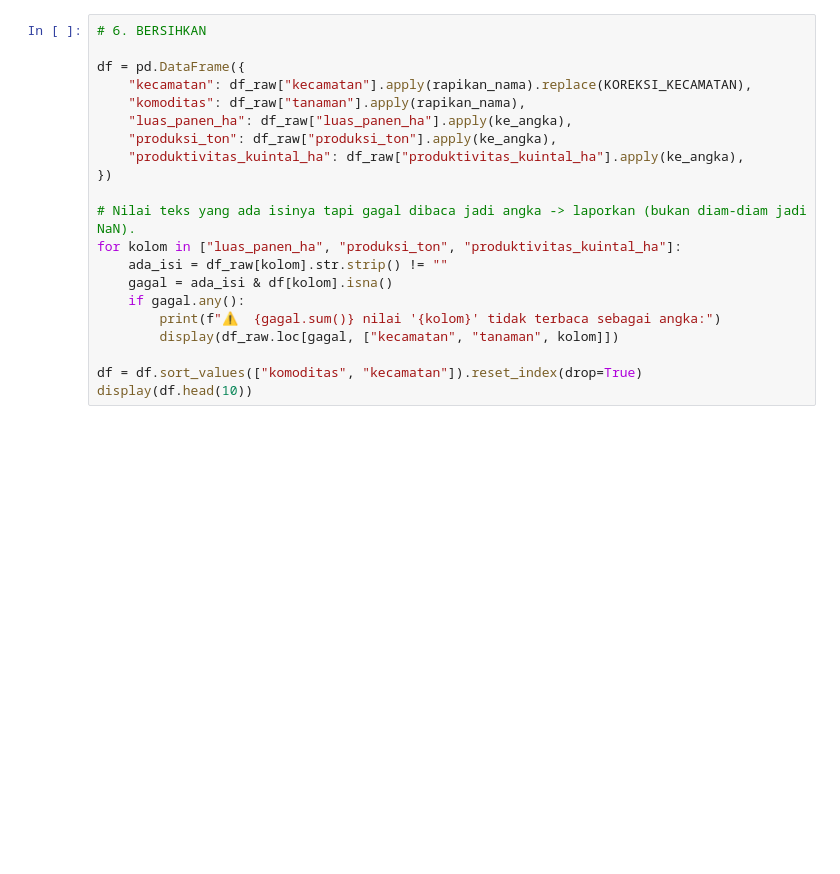
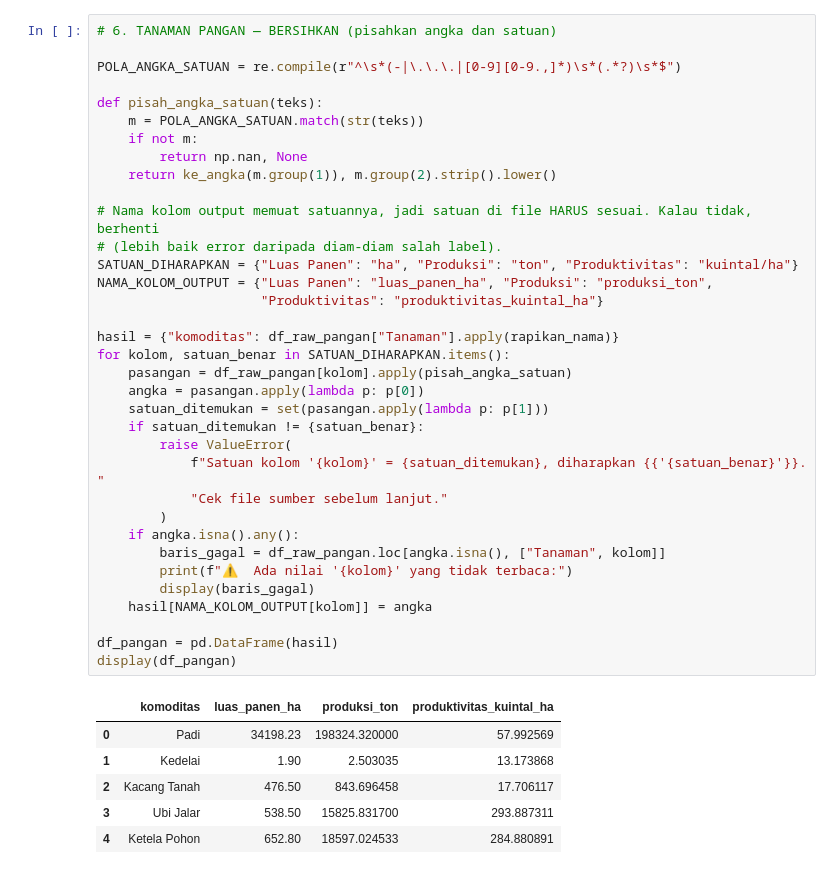
Before and after one commit to zarahrnw/AgriDash-0.1, a Jupyter notebook: notebooks/cleaning_tanaman_pangan.ipynb, the cells around one changed output. Saved outputs shown, nothing was run; the diff lists cells and outputs as text; blank space fills up the shorter version.

```diff
--- a/notebooks/cleaning_tanaman_pangan.ipynb
+++ b/notebooks/cleaning_tanaman_pangan.ipynb
@@ -144,22 +164,43 @@ display(df_raw.head())
 # %%
-# 6. BERSIHKAN
+# 6. TANAMAN PANGAN — BERSIHKAN (pisahkan angka dan satuan)
 
-df = pd.DataFrame({
-    "kecamatan": df_raw["kecamatan"].apply(rapikan_nama).replace(KOREKSI_KECAMATAN),
-    "komoditas": df_raw["tanaman"].apply(rapikan_nama),
-    "luas_panen_ha": df_raw["luas_panen_ha"].apply(ke_angka),
-    "produksi_ton": df_raw["produksi_ton"].apply(ke_angka),
-    "produktivitas_kuintal_ha": df_raw["produktivitas_kuintal_ha"].apply(ke_angka),
-})
+POLA_ANGKA_SATUAN = re.compile(r"^\s*(-|\.\.\.|[0-9][0-9.,]*)\s*(.*?)\s*$")
 
-# Nilai teks yang ada isinya tapi gagal dibaca jadi angka -> laporkan (bukan diam-diam jadi NaN).
-for kolom in ["luas_panen_ha", "produksi_ton", "produktivitas_kuintal_ha"]:
-    ada_isi = df_raw[kolom].str.strip() != ""
-    gagal = ada_isi & df[kolom].isna()
-    if gagal.any():
-        print(f"⚠️  {gagal.sum()} nilai '{kolom}' tidak terbaca sebagai angka:")
-        display(df_raw.loc[gagal, ["kecamatan", "tanaman", kolom]])
+def pisah_angka_satuan(teks):
+    m = POLA_ANGKA_SATUAN.match(str(teks))
+    if not m:
+        return np.nan, None
+    return ke_angka(m.group(1)), m.group(2).strip().lower()
 
-df = df.sort_values(["komoditas", "kecamatan"]).reset_index(drop=True)
-display(df.head(10))
+# Nama kolom output memuat satuannya, jadi satuan di file HARUS sesuai. Kalau tidak, berhenti
+# (lebih baik error daripada diam-diam salah label).
+SATUAN_DIHARAPKAN = {"Luas Panen": "ha", "Produksi": "ton", "Produktivitas": "kuintal/ha"}
+NAMA_KOLOM_OUTPUT = {"Luas Panen": "luas_panen_ha", "Produksi": "produksi_ton",
+                     "Produktivitas": "produktivitas_kuintal_ha"}
+
+hasil = {"komoditas": df_raw_pangan["Tanaman"].apply(rapikan_nama)}
+for kolom, satuan_benar in SATUAN_DIHARAPKAN.items():
+    pasangan = df_raw_pangan[kolom].apply(pisah_angka_satuan)
+    angka = pasangan.apply(lambda p: p[0])
+    satuan_ditemukan = set(pasangan.apply(lambda p: p[1]))
+    if satuan_ditemukan != {satuan_benar}:
+        raise ValueError(
+            f"Satuan kolom '{kolom}' = {satuan_ditemukan}, diharapkan {{'{satuan_benar}'}}. "
+            "Cek file sumber sebelum lanjut."
+        )
+    if angka.isna().any():
+        baris_gagal = df_raw_pangan.loc[angka.isna(), ["Tanaman", kolom]]
+        print(f"⚠️  Ada nilai '{kolom}' yang tidak terbaca:")
+        display(baris_gagal)
+    hasil[NAMA_KOLOM_OUTPUT[kolom]] = angka
+
+df_pangan = pd.DataFrame(hasil)
+display(df_pangan)
+# %% [output]
+|  | komoditas | luas_panen_ha | produksi_ton | produktivitas_kuintal_ha |
+| 0 | Padi | 34198.23 | 198324.320000 | 57.992569 |
+| 1 | Kedelai | 1.90 | 2.503035 | 13.173868 |
+| 2 | Kacang Tanah | 476.50 | 843.696458 | 17.706117 |
+| 3 | Ubi Jalar | 538.50 | 15825.831700 | 293.887311 |
+| 4 | Ketela Pohon | 652.80 | 18597.024533 | 284.880891 |
 # %%
```
Also changed, not shown: parts of 14 cells of this notebook, 1 other file.
